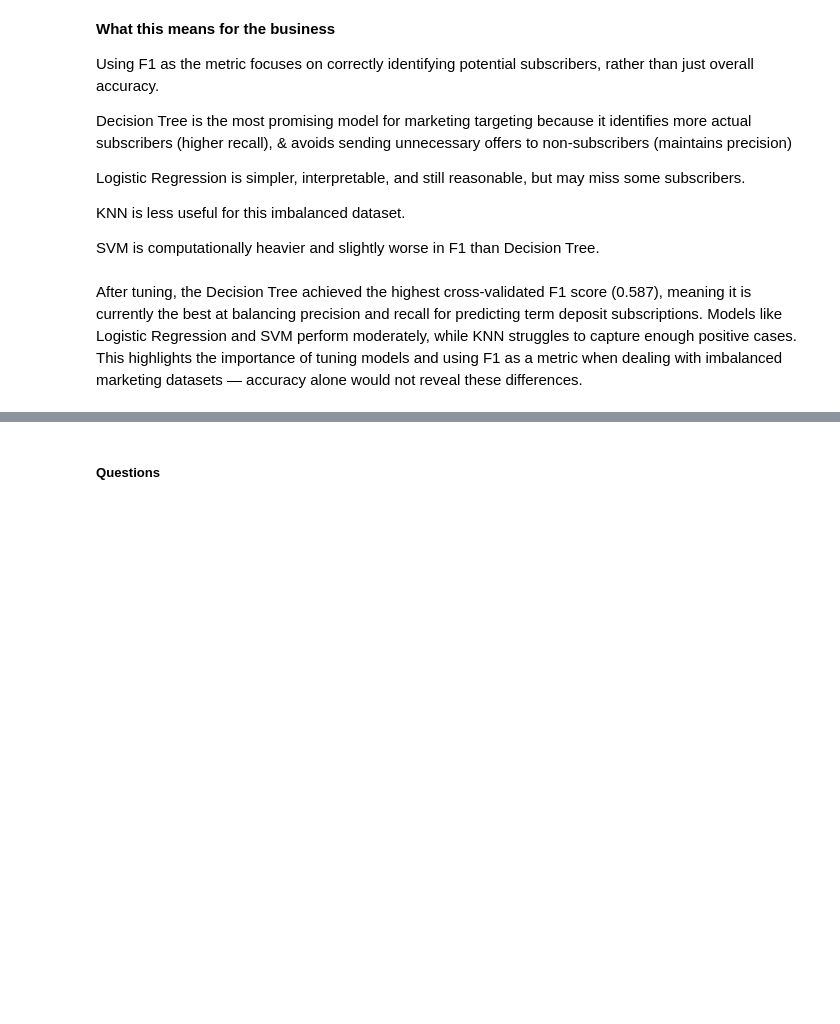
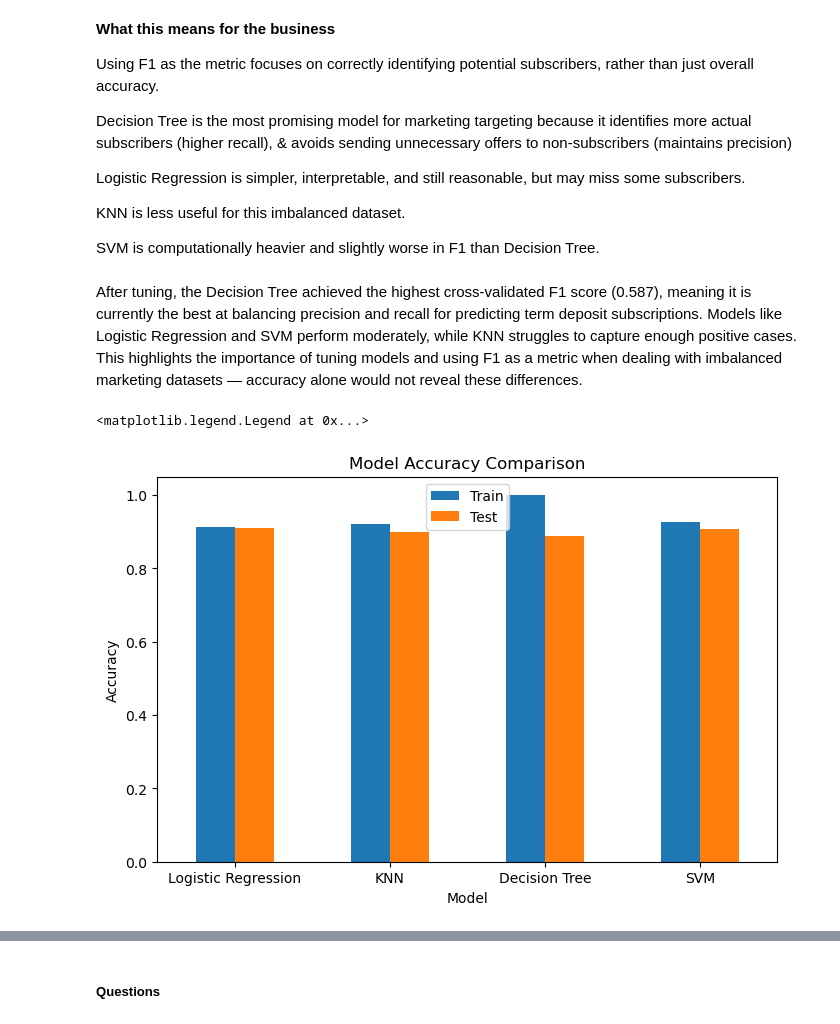
Before and after one commit to nbardhan/Comparing-Classifiers, a Jupyter notebook: prompt_III.ipynb, the cells around one changed output, grey strips where cells are left out. Cells and saved outputs as stored; diff of their text form; code cells hidden in the pictures; blank space fills up the shorter version.

```diff
--- a/prompt_III.ipynb
+++ b/prompt_III.ipynb
@@ -717,3 +744,12 @@ KNN is less useful for this imbalanced dataset.
 SVM is computationally heavier and slightly worse in F1 than Decision Tree.
 # %% [markdown]
 After tuning, the Decision Tree achieved the highest cross-validated F1 score (0.587), meaning it is currently the best at balancing precision and recall for predicting term deposit subscriptions. Models like Logistic Regression and SVM perform moderately, while KNN struggles to capture enough positive cases. This highlights the importance of tuning models and using F1 as a metric when dealing with imbalanced marketing datasets — accuracy alone would not reveal these differences.
+# %%
+results_df.plot(x='Model', y=['Train Accuracy','Test Accuracy'], kind='bar', figsize=(8,5))
+plt.title("Model Accuracy Comparison")
+plt.ylabel("Accuracy")
+plt.xticks(rotation=0)
+plt.legend(["Train", "Test"])
+# %% [output]
+<matplotlib.legend.Legend at 0x...>
+[figure, added]
```
Also changed, not shown: parts of 5 cells of this notebook.
